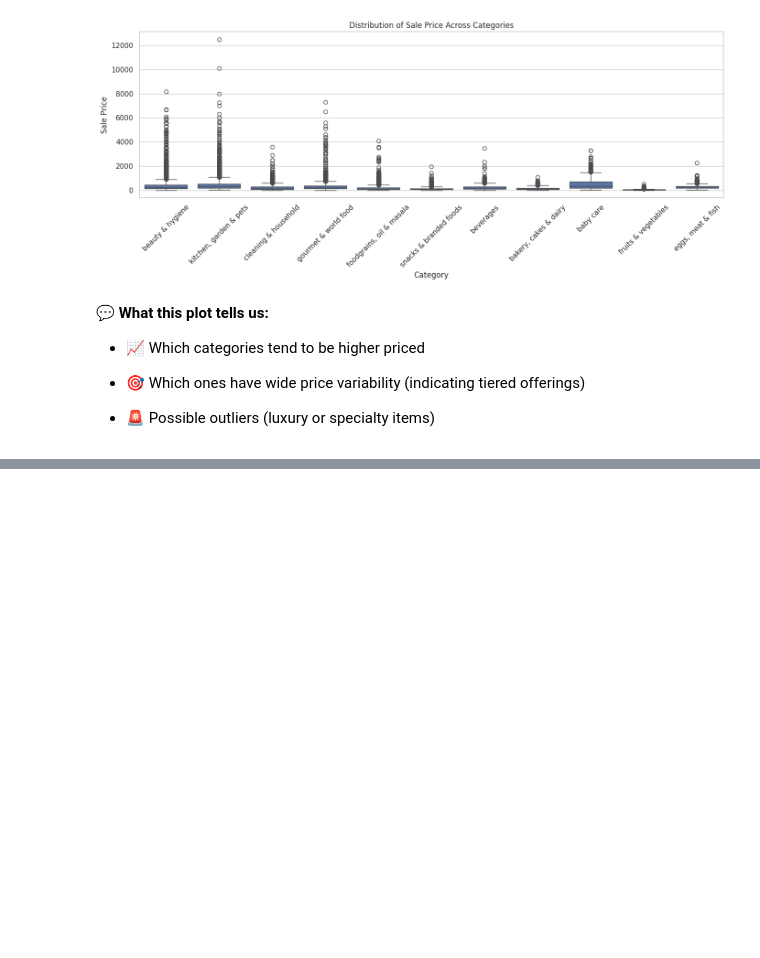
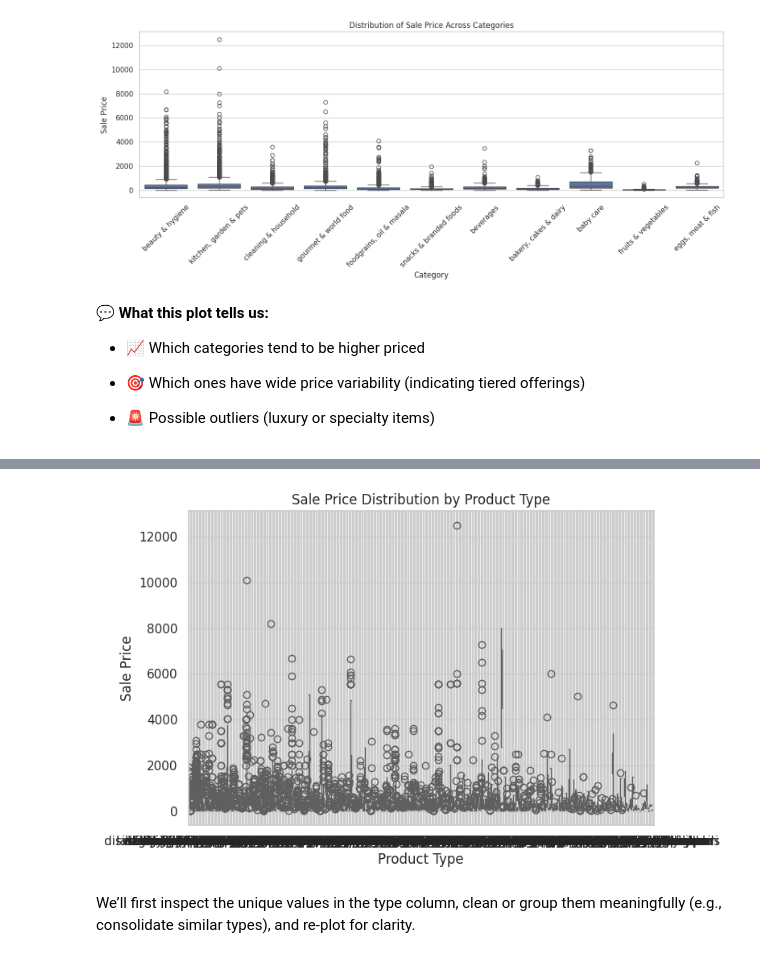
Before and after one commit to Rudrajit12/BigBasket-Product-Assortment-Optimization, a Jupyter notebook: BigBasket_Product_Assortment_Analysis.ipynb, the cells around one changed output, grey strips where cells are left out. Cells and saved outputs as stored; diff of their text form; code cells hidden in the pictures; blank space fills up the shorter version.

```diff
--- a/BigBasket_Product_Assortment_Analysis.ipynb
+++ b/BigBasket_Product_Assortment_Analysis.ipynb
@@ -1113,0 +1212,14 @@ plt.show()
+# %%
+# Boxplot to visualize sale price distribution for each type
+plt.figure(figsize=(8, 5))
+sns.boxplot(data=bb_df, x='type', y='sale_price', palette='Set3')
+plt.title('Sale Price Distribution by Product Type')
+plt.xlabel('Product Type')
+plt.ylabel('Sale Price')
+plt.grid(True)
+plt.tight_layout()
+plt.show()
+# %% [output]
+[figure, added]
+# %% [markdown]
+We’ll first inspect the unique values in the type column, clean or group them meaningfully (e.g., consolidate similar types), and re-plot for clarity.
```
Also changed, not shown: parts of 30 cells of this notebook.
